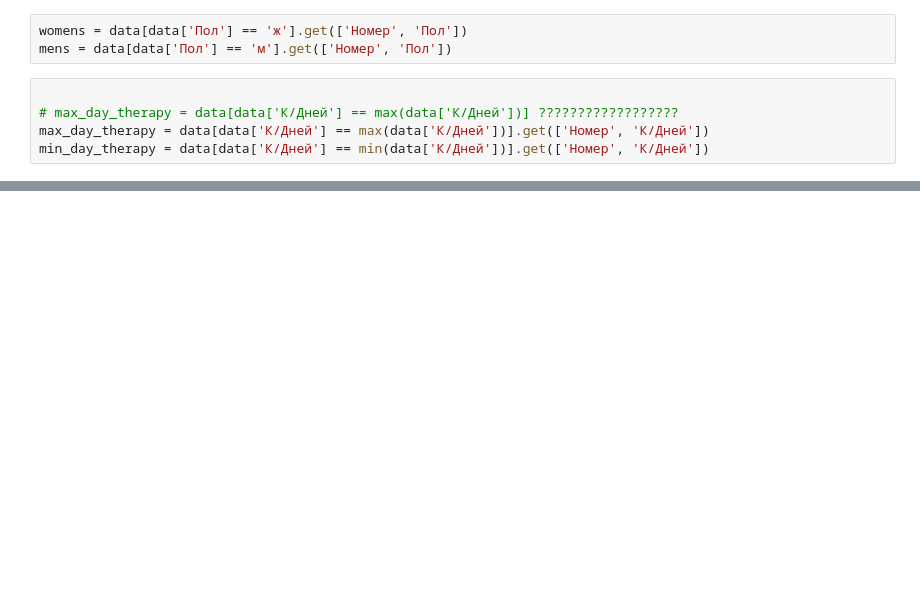
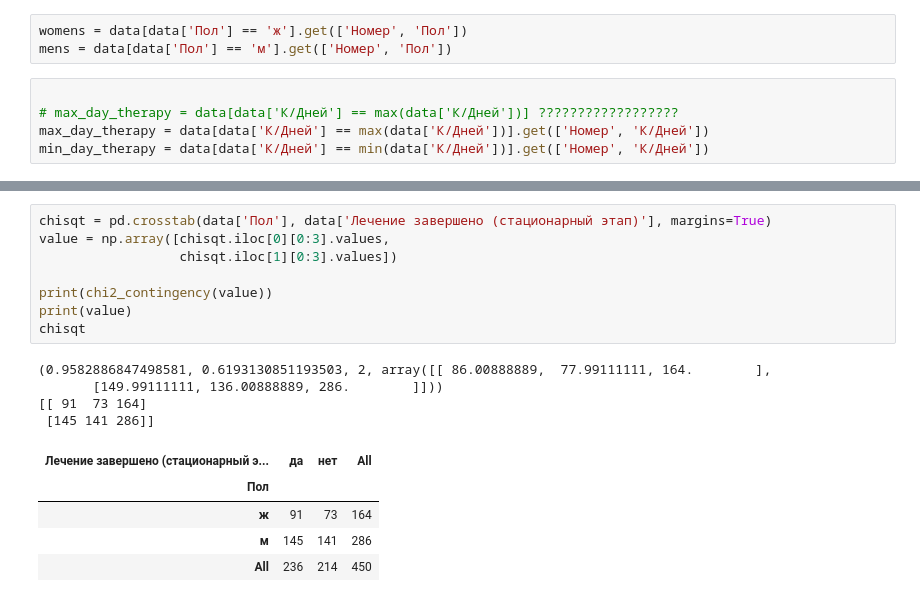
Before and after one commit to Vypsen/kyrsach-data-analysis, a Jupyter notebook: main.ipynb, the cells around one changed output, grey strips where cells are left out. Cells and saved outputs as stored; diff of their text form; blank space fills up the shorter version.

Commit message:
chi2-contingency

```diff
--- a/main.ipynb
+++ b/main.ipynb
@@ -71,0 +73,18 @@ plt.show()
+# %%
+chisqt = pd.crosstab(data['Пол'], data['Лечение завершено (стационарный этап)'], margins=True)
+value = np.array([chisqt.iloc[0][0:3].values,
+                  chisqt.iloc[1][0:3].values])
+
+print(chi2_contingency(value))
+print(value)
+chisqt
+# %% [output]
+(0.9582886847498581, 0.6193130851193503, 2, array([[ 86.00888889,  77.99111111, 164.        ],
+       [149.99111111, 136.00888889, 286.        ]]))
+[[ 91  73 164]
+ [145 141 286]]
+| Лечение завершено (стационарный э... | да | нет | All |
+| Пол |  |  |  |
+| ж | 91 | 73 | 164 |
+| м | 145 | 141 | 286 |
+| All | 236 | 214 | 450 |
```
Also changed, not shown: parts of 5 cells of this notebook.
